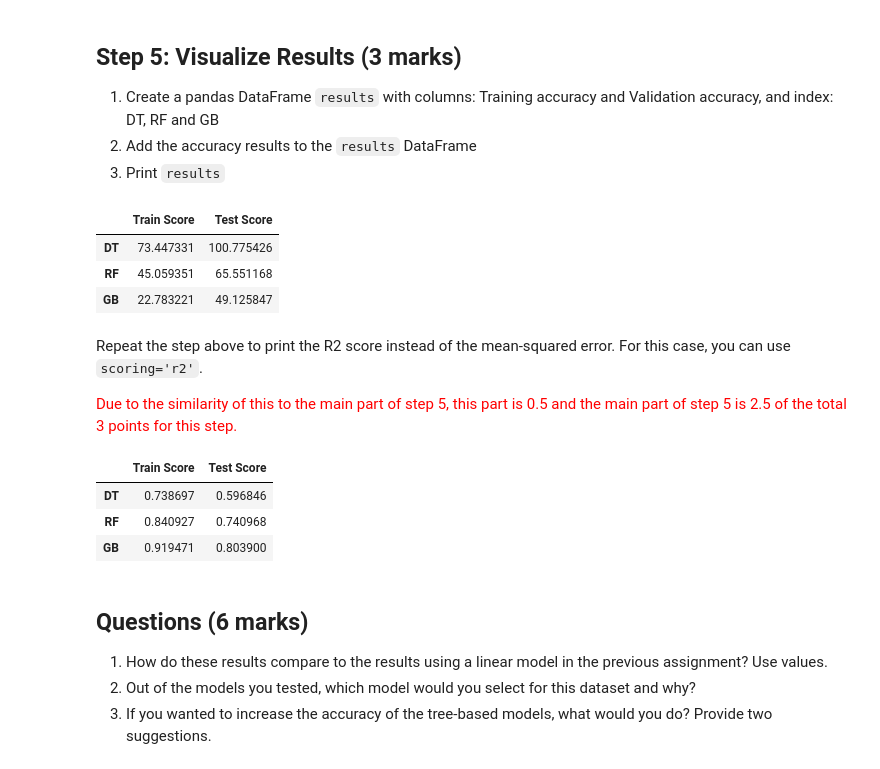
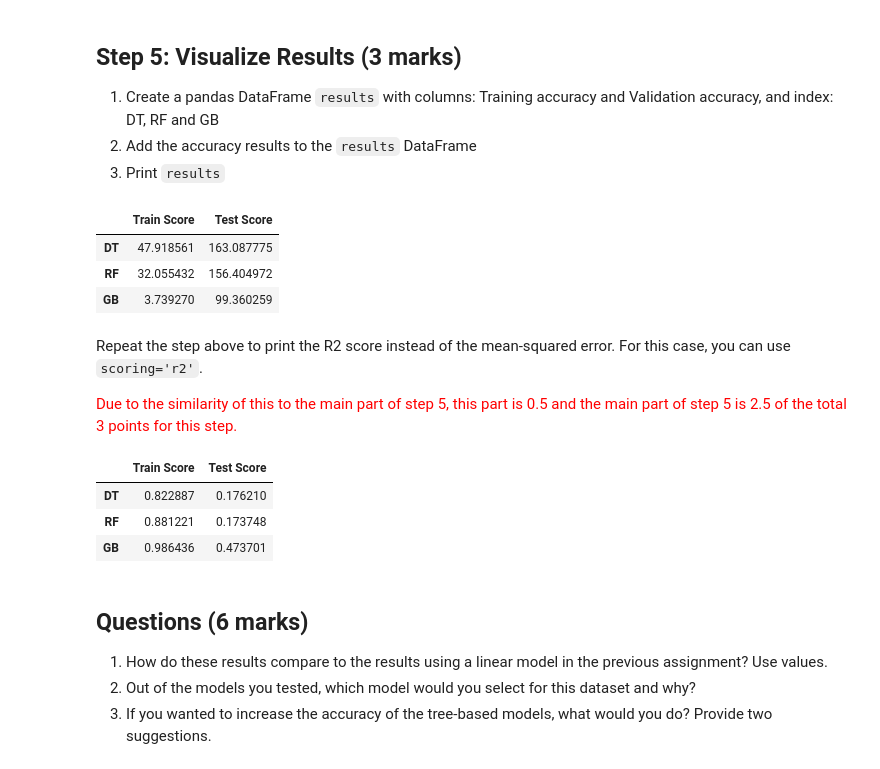
Before and after one commit to saraaah-qin/ensf444-assi3, a Jupyter notebook: ENSF444_Assignment3.ipynb, the cells around one changed output. Cells and saved outputs as stored; diff of their text form; code cells hidden in the pictures.

```diff
--- a/ENSF444_Assignment3.ipynb
+++ b/ENSF444_Assignment3.ipynb
@@ -85,40 +85,36 @@ Calculate the average training and validation accuracy using mean squared error
 # %%
 # TO DO: ADD YOUR CODE HERE FOR STEPS 3-5
 # Note: for any random state parameters, you can use random_state = 0
 # HINT: USING A LOOP TO STORE THE DATA IN YOUR RESULTS DATAFRAME WILL BE MORE EFFICIENT
-from sklearn.model_selection import train_test_split
 from sklearn.tree import DecisionTreeRegressor
 from sklearn.ensemble import RandomForestRegressor
 from sklearn.ensemble import GradientBoostingRegressor
-from sklearn.model_selection import cross_val_score
-
-# Split the data into training and test sets
-X_train, X_test, y_train, y_test = train_test_split(X, y, random_state=0)
+from sklearn.model_selection import cross_validate
 
 models = {
     'DT': DecisionTreeRegressor(max_depth=5, random_state=0),
     'RF': RandomForestRegressor(max_depth=5,random_state=0),
     'GB': GradientBoostingRegressor(max_depth=5,random_state=0)
 }
 
 results = { 'Train Score': [], 'Test Score': []}
 
 for model in models:
-    train_score = cross_val_score(models[model], X_train, y_train, scoring='neg_mean_squared_error')
-    test_score = cross_val_score(models[model], X_test, y_test, scoring='neg_mean_squared_error')
 
-
+    score = cross_validate(models[model], X, y, scoring='neg_mean_squared_error', return_train_score=True)
+    train_score = score['train_score']
+    test_score = score['test_score']
     results['Train Score'].append(-train_score.mean())
     results['Test Score'].append(-test_score.mean())
 
 results = pd.DataFrame(results, index= models.keys())
 
 results
 # %% [output]
 |  | Train Score | Test Score |
-| DT | 73.447331 | 100.775426 |
-| RF | 45.059351 | 65.551168 |
-| GB | 22.783221 | 49.125847 |
+| DT | 47.918561 | 163.087775 |
+| RF | 32.055432 | 156.404972 |
+| GB | 3.739270 | 99.360259 |
 # %% [markdown]
 Repeat the step above to print the R2 score instead of the mean-squared error. For this case, you can use `scoring='r2'`.
 
@@ -138,10 +134,10 @@ models = {
 results = { 'Train Score': [], 'Test Score': []}
 
 for model in models:
-    train_score = cross_val_score(models[model], X_train, y_train, scoring='r2')
-    test_score = cross_val_score(models[model], X_test, y_test, scoring='r2')
 
-
+    score = cross_validate(models[model], X, y, scoring='r2', return_train_score=True)
+    train_score = score['train_score']
+    test_score = score['test_score']
     results['Train Score'].append(train_score.mean())
     results['Test Score'].append(test_score.mean())
 
@@ -150,9 +146,9 @@ results = pd.DataFrame(results, index= models.keys())
 results
 # %% [output]
 |  | Train Score | Test Score |
-| DT | 0.738697 | 0.596846 |
-| RF | 0.840927 | 0.740968 |
-| GB | 0.919471 | 0.803900 |
+| DT | 0.822887 | 0.176210 |
+| RF | 0.881221 | 0.173748 |
+| GB | 0.986436 | 0.473701 |
 # %% [markdown]
 ## Questions (6 marks)
 1. How do these results compare to the results using a linear model in the previous assignment? Use values.
```
Also changed, not shown: parts of 4 cells of this notebook.
